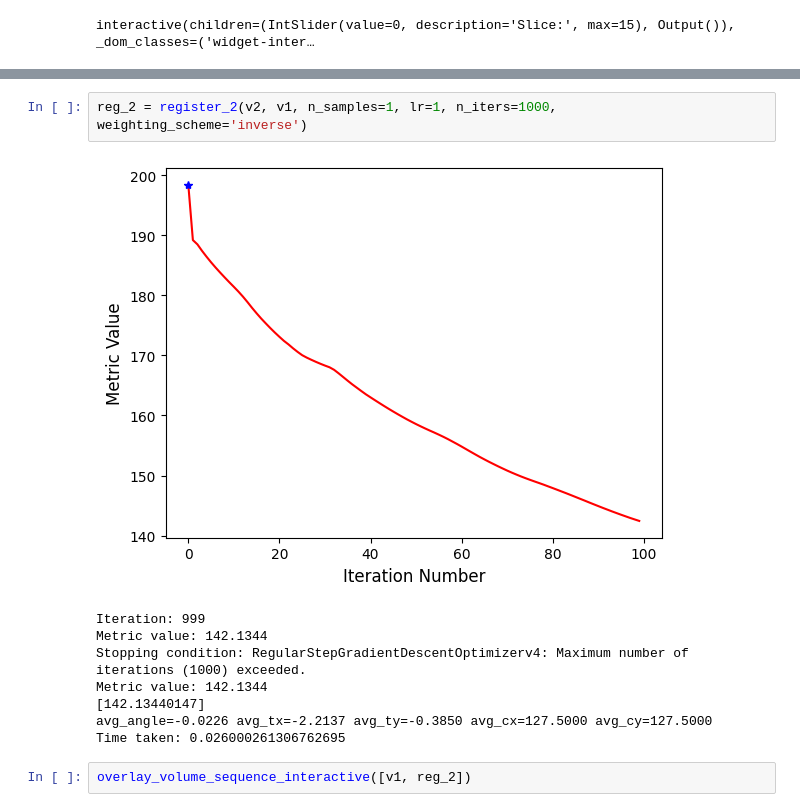
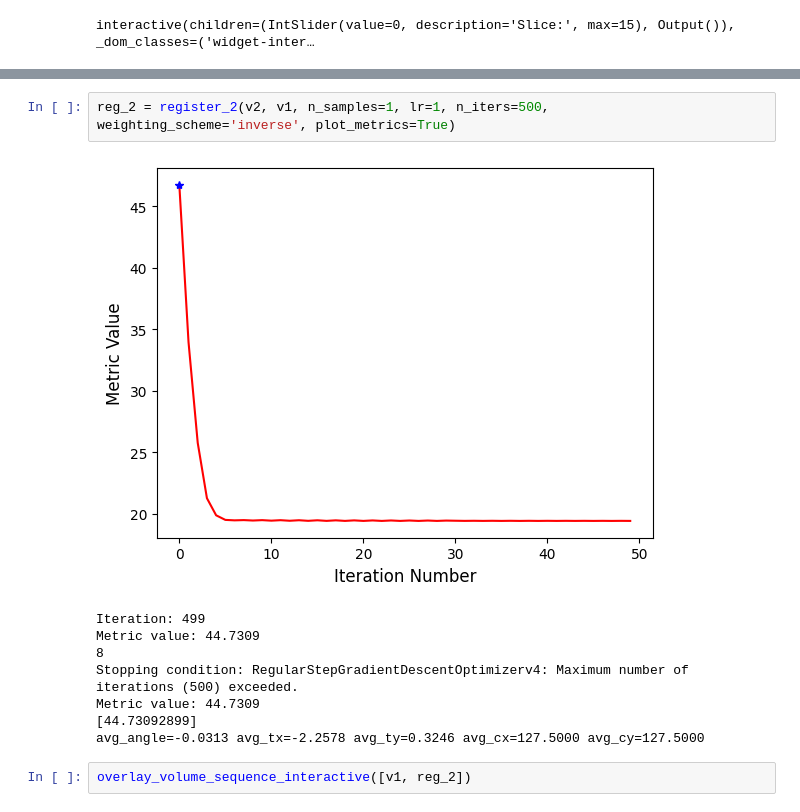
Before and after one commit to Simuschlatz/ChadCTP, a Jupyter notebook: src/registration.ipynb, the cells around one changed output, grey strips where cells are left out. Cells and saved outputs as stored; diff of their text form.

```diff
--- a/src/registration.ipynb
+++ b/src/registration.ipynb
@@ -621,16 +630,16 @@ def register_2(moving_volume: np.ndarray, reference_volume: np.ndarray, n_sample
 
     return registered_volume
 # %%
-reg_2 = register_2(v2, v1, n_samples=1, lr=1, n_iters=1000, weighting_scheme='inverse')
+reg_2 = register_2(v2, v1, n_samples=1, lr=1, n_iters=500, weighting_scheme='inverse', plot_metrics=True)
 # %% [output]
-[figure, old version]
+[figure, new version]
-Iteration: 999
-Metric value: 142.1344
-Stopping condition: RegularStepGradientDescentOptimizerv4: Maximum number of iterations (1000) exceeded.
-Metric value: 142.1344
-[142.13440147]
-avg_angle=-0.0226 avg_tx=-2.2137 avg_ty=-0.3850 avg_cx=127.5000 avg_cy=127.5000
-Time taken: 0.026000261306762695
+Iteration: 499
+Metric value: 44.7309
+8
+Stopping condition: RegularStepGradientDescentOptimizerv4: Maximum number of iterations (500) exceeded.
+Metric value: 44.7309
+[44.73092899]
+avg_angle=-0.0313 avg_tx=-2.2578 avg_ty=0.3246 avg_cx=127.5000 avg_cy=127.5000
 # %%
 overlay_volume_sequence_interactive([v1, reg_2])
 # %% [output]
```
Also changed, not shown: parts of 31 cells of this notebook, 13 other files.
